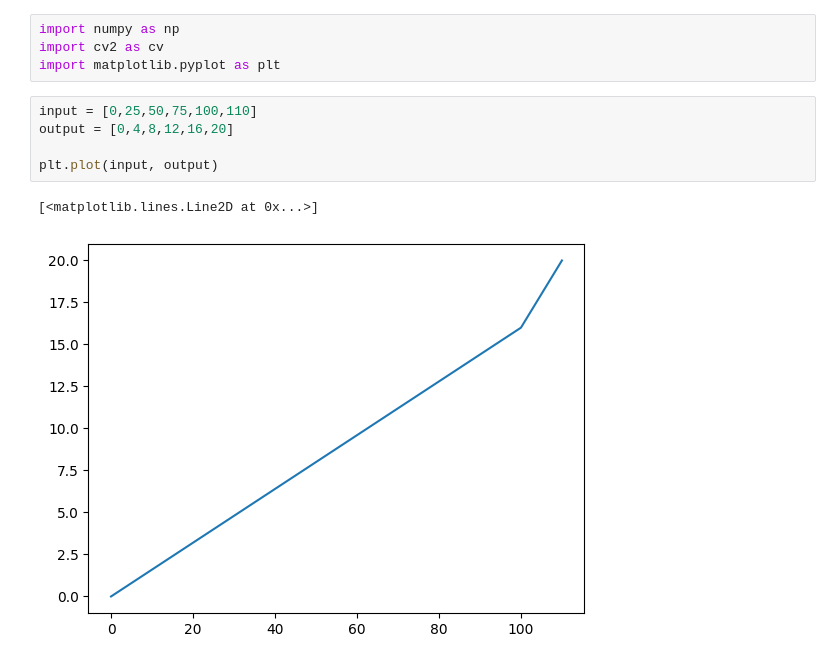
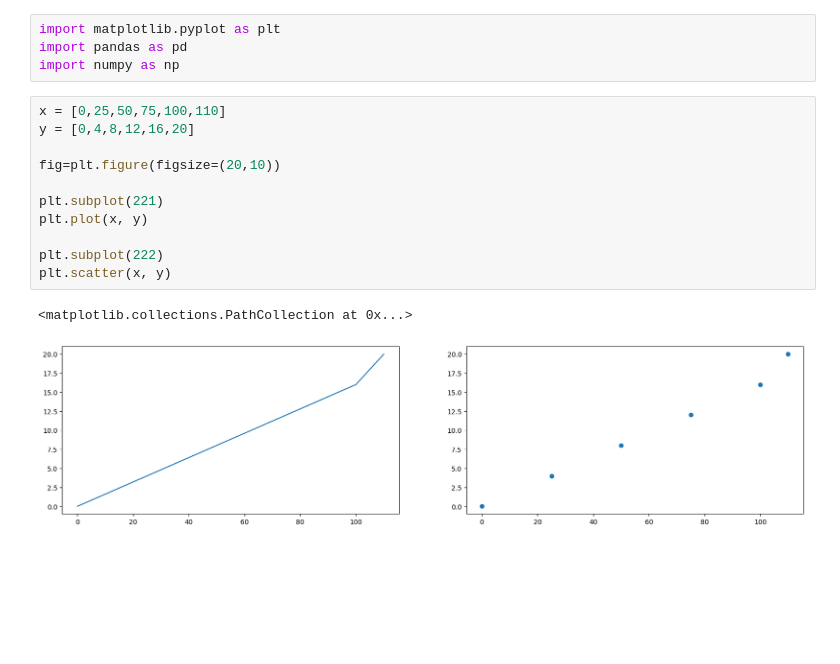
Before and after one commit to SARAWIN-BK-7/Learn_python_basic, a Jupyter notebook: image_processing.ipynb, the cells around one changed output. Saved outputs shown, nothing was run; the diff lists cells and outputs as text; blank space fills up the shorter version.

Commit message:
Learnind matplot

```diff
--- a/image_processing.ipynb
+++ b/image_processing.ipynb
@@ -1,12 +1,18 @@
-# %%
-import numpy as np
-import cv2 as cv
-import matplotlib.pyplot as plt
+# %%
+import matplotlib.pyplot as plt
+import pandas as pd
+import numpy as np
 # %%
-input = [0,25,50,75,100,110]
-output = [0,4,8,12,16,20]
+x = [0,25,50,75,100,110]
+y = [0,4,8,12,16,20]
 
-plt.plot(input, output)
+fig=plt.figure(figsize=(20,10))
+
+plt.subplot(221)
+plt.plot(x, y)
+
+plt.subplot(222)
+plt.scatter(x, y)
 # %% [output]
-[<matplotlib.lines.Line2D at 0x...>]
+<matplotlib.collections.PathCollection at 0x...>
-[figure, old version]
+[figure, new version]
```
Also changed, not shown: parts of 2 cells of this notebook, 1 other file.
